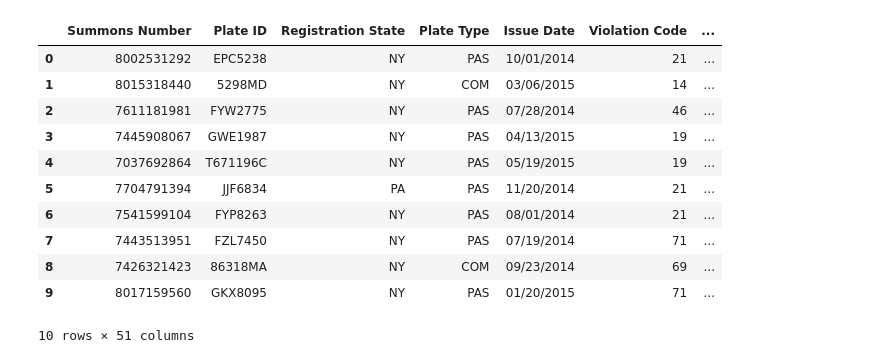
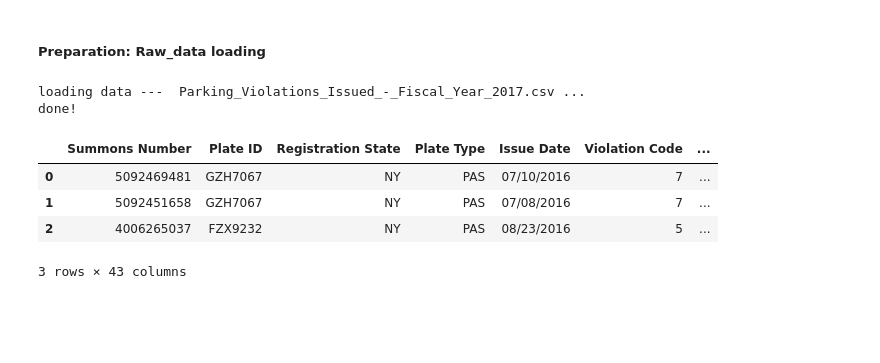
Before and after one commit to siuyik11/NYC_parking_ticket_analysis, a Jupyter notebook: NYC_parking_ticket_analysis.ipynb, the cells around one changed output. Drawn from its saved outputs; the diff is of its cells as text; code cells hidden in the pictures; blank space fills up the shorter version.

```diff
--- a/NYC_parking_ticket_analysis.ipynb
+++ b/NYC_parking_ticket_analysis.ipynb
@@ -18,15 +11,2 @@ raw_data_1415 = pd.read_csv("Parking_Violations_Issued_-_Fiscal_Year_2015.csv")
-# %%
-raw_data_1415.head(10)
-# %% [output]
-|  | Summons Number | Plate ID | Registration State | Plate Type | Issue Date | Violation Code | ... |
-| 0 | 8002531292 | EPC5238 | NY | PAS | 10/01/2014 | 21 | ... |
-| 1 | 8015318440 | 5298MD | NY | COM | 03/06/2015 | 14 | ... |
-| 2 | 7611181981 | FYW2775 | NY | PAS | 07/28/2014 | 46 | ... |
-| 3 | 7445908067 | GWE1987 | NY | PAS | 04/13/2015 | 19 | ... |
-| 4 | 7037692864 | T671196C | NY | PAS | 05/19/2015 | 19 | ... |
-| 5 | 7704791394 | JJF6834 | PA | PAS | 11/20/2014 | 21 | ... |
-| 6 | 7541599104 | FYP8263 | NY | PAS | 08/01/2014 | 21 | ... |
-| 7 | 7443513951 | FZL7450 | NY | PAS | 07/19/2014 | 71 | ... |
-| 8 | 7426321423 | 86318MA | NY | COM | 09/23/2014 | 69 | ... |
-| 9 | 8017159560 | GKX8095 | NY | PAS | 01/20/2015 | 71 | ... |
-10 rows × 51 columns
+# %% [markdown]
+##### Preparation: Raw_data loading
@@ -32,0 +15,7 @@ raw_data_1415.head(10)
+# %%
+print("loading data --- ", filename, "...")
+raw_data = pd.read_csv(filename, low_memory = False)
+print("done!")
+# %% [output]
+loading data ---  Parking_Violations_Issued_-_Fiscal_Year_2017.csv ...
+done!
@@ -33 +25,9 @@ raw_data_1415.head(10)
+# %%
+raw_data.head(3)
+# %% [output]
+|  | Summons Number | Plate ID | Registration State | Plate Type | Issue Date | Violation Code | ... |
+| 0 | 5092469481 | GZH7067 | NY | PAS | 07/10/2016 | 7 | ... |
+| 1 | 5092451658 | GZH7067 | NY | PAS | 07/08/2016 | 7 | ... |
+| 2 | 4006265037 | FZX9232 | NY | PAS | 08/23/2016 | 5 | ... |
+3 rows × 43 columns
 # %% [markdown]
```
Also changed, not shown: parts of 25 cells of this notebook.
